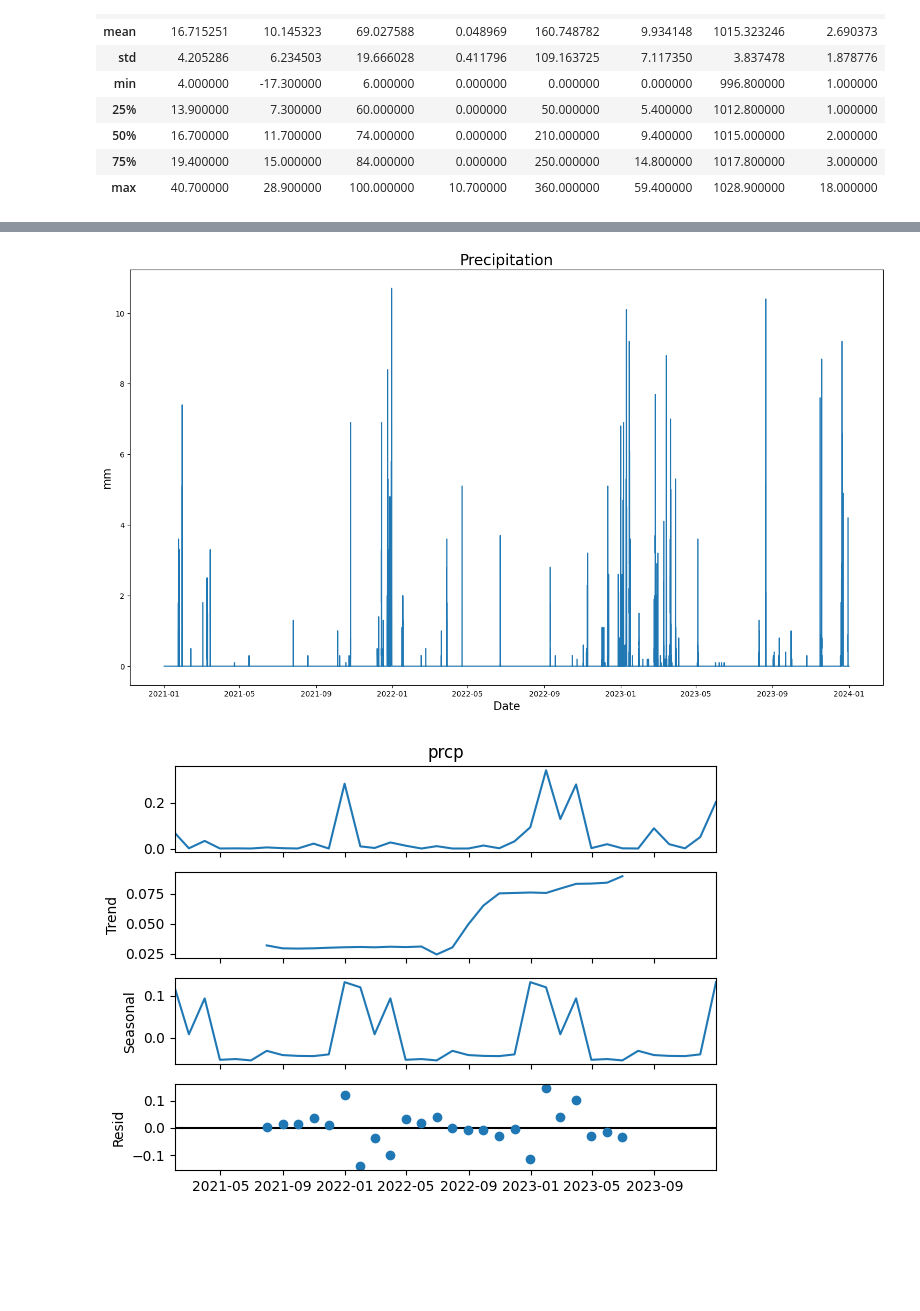
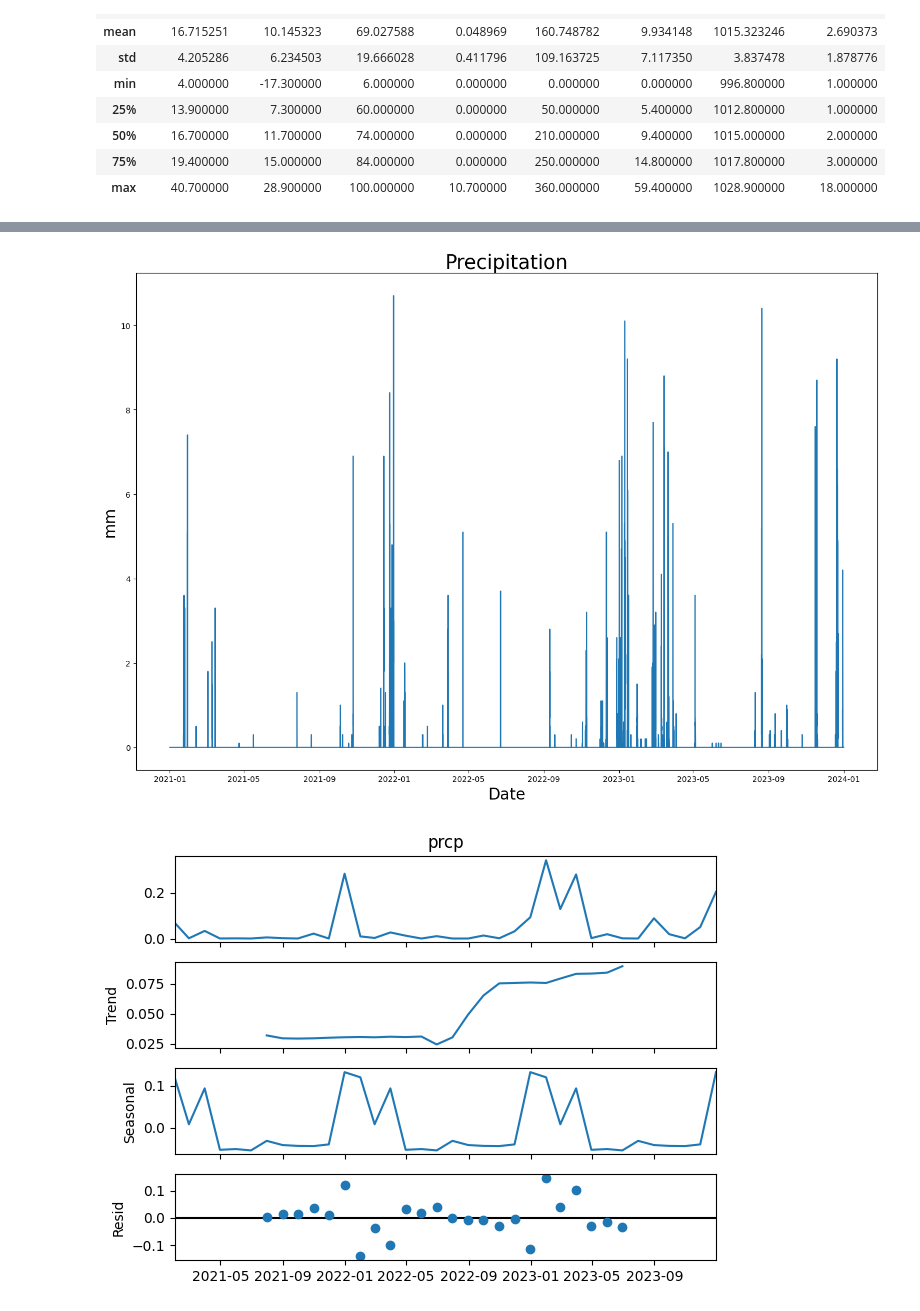
Before and after one commit to Joeszl/Traffic-Flow-Forecasting, a Jupyter notebook: code/02-eda.ipynb, the cells around one changed output, grey strips where cells are left out. Drawn from its saved outputs; the diff is of its cells as text; code cells hidden in the pictures; blank space fills up the shorter version.

```diff
--- a/code/02-eda.ipynb
+++ b/code/02-eda.ipynb
@@ -48,12 +51,15 @@ plt.ylabel('Degree Celsius', size = 15);
 # %%
-plt.figure(figsize = (18,10))
+plt.figure(figsize = (14,10))
 plt.plot(weather['prcp'])
 
-plt.title('Precipitation', size = 20)
-plt.xlabel('Date', size = 15)
-plt.ylabel('mm', size = 15);
+plt.title('Precipitation', size = 25)
+plt.xlabel('Date', size = 20)
+plt.ylabel('mm', size = 20)
+
+plt.tight_layout()
+plt.savefig('../images/weather-precipitation.png');
 # %% [output]
-[figure, old version]
+[figure, new version]
 # %%
 montly_prcp = weather['prcp'].resample('ME').mean()
 decomp = seasonal_decompose(montly_prcp)
```
Also changed, not shown: parts of 36 cells of this notebook, 10 other files.
